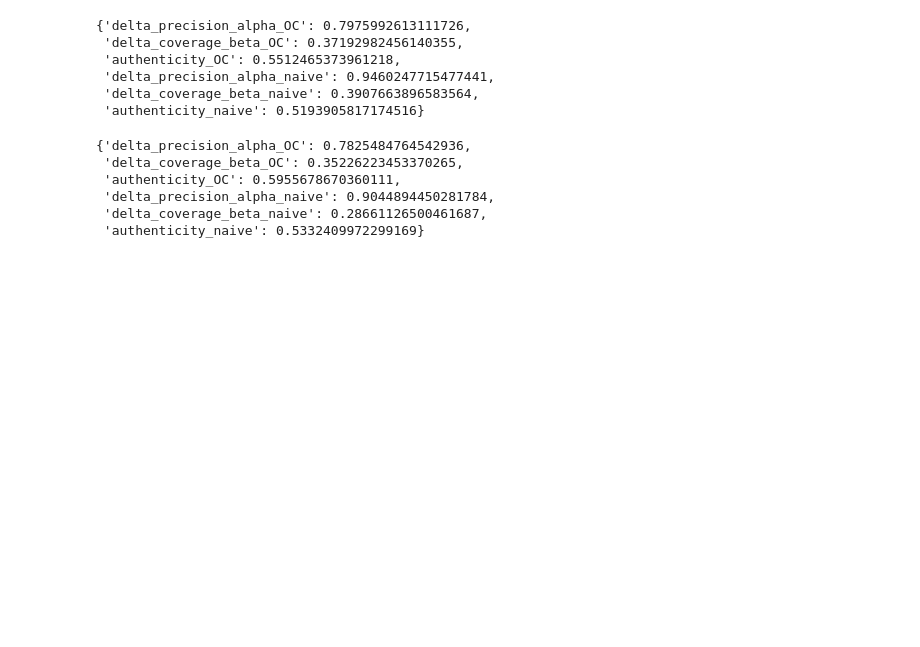
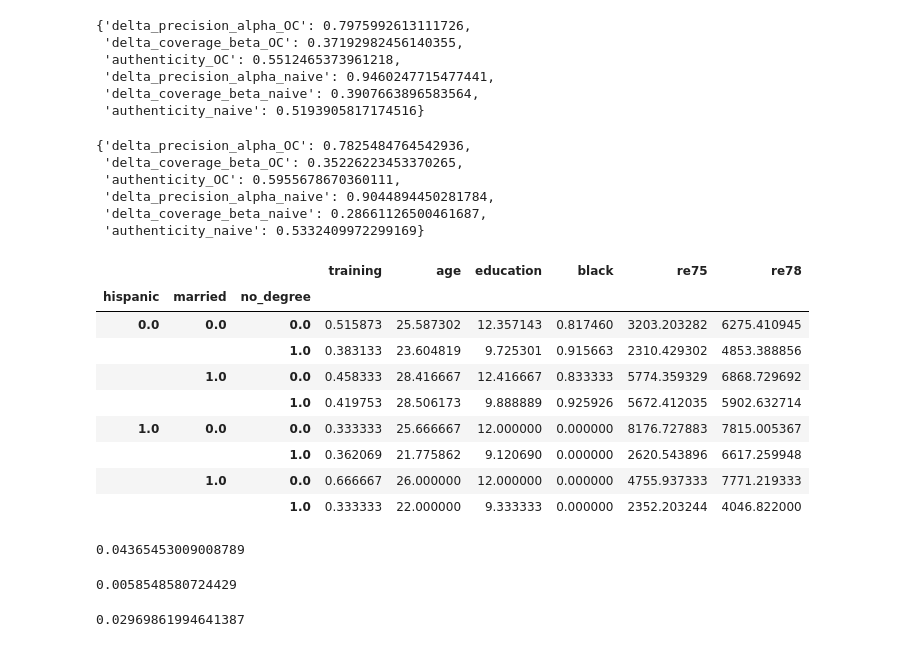
Before and after one commit to harrya32/causal_synthetic_data, a Jupyter notebook: Experiments/Experiments.ipynb, the cells around one changed output. Drawn from its saved outputs; the diff is of its cells as text; code cells hidden in the pictures; blank space fills up the shorter version.

Commit message:
prop score visualisation

```diff
--- a/Experiments/Experiments.ipynb
+++ b/Experiments/Experiments.ipynb
@@ -1018,0 +1039,13 @@ alpha_prec.evaluate(GenericDataLoader(jobs), GenericDataLoader(ctgan_jobs))
+# %%
+jobs.groupby(['hispanic', 'married', 'no_degree']).mean()
+# %% [output]
+|  |  |  | training | age | education | black | re75 | re78 |
+| hispanic | married | no_degree |  |  |  |  |  |  |
+| 0.0 | 0.0 | 0.0 | 0.515873 | 25.587302 | 12.357143 | 0.817460 | 3203.203282 | 6275.410945 |
+|  |  | 1.0 | 0.383133 | 23.604819 | 9.725301 | 0.915663 | 2310.429302 | 4853.388856 |
+|  | 1.0 | 0.0 | 0.458333 | 28.416667 | 12.416667 | 0.833333 | 5774.359329 | 6868.729692 |
+|  |  | 1.0 | 0.419753 | 28.506173 | 9.888889 | 0.925926 | 5672.412035 | 5902.632714 |
+| 1.0 | 0.0 | 0.0 | 0.333333 | 25.666667 | 12.000000 | 0.000000 | 8176.727883 | 7815.005367 |
+|  |  | 1.0 | 0.362069 | 21.775862 | 9.120690 | 0.000000 | 2620.543896 | 6617.259948 |
+|  | 1.0 | 0.0 | 0.666667 | 26.000000 | 12.000000 | 0.000000 | 4755.937333 | 7771.219333 |
+|  |  | 1.0 | 0.333333 | 22.000000 | 9.333333 | 0.000000 | 2352.203244 | 4046.822000 |
@@ -1018,0 +1058,12 @@ alpha_prec.evaluate(GenericDataLoader(jobs), GenericDataLoader(ctgan_jobs))
+# %%
+mean_squared_error(true_prop, ddpm_prop)
+# %% [output]
+0.04365453009008789
+# %%
+mean_squared_error(true_prop, arf_prop)
+# %% [output]
+0.0058548580724429
+# %%
+mean_squared_error(true_prop, ctgan_prop)
+# %% [output]
+0.02969861994641387
```
Also changed, not shown: parts of 6 cells of this notebook, 1 other file.
